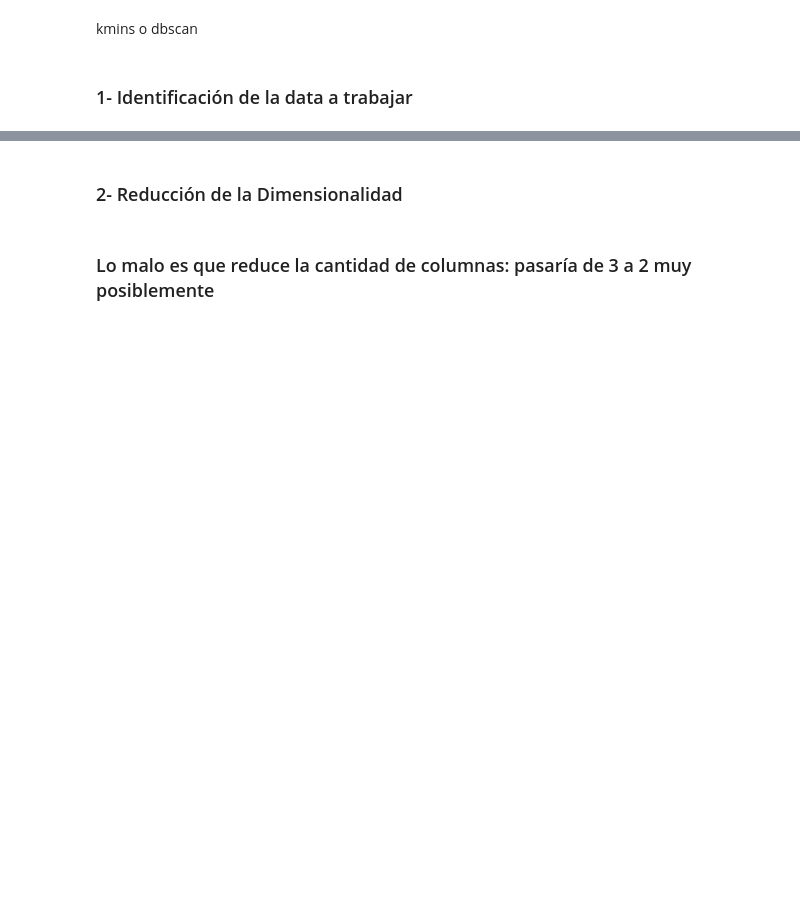
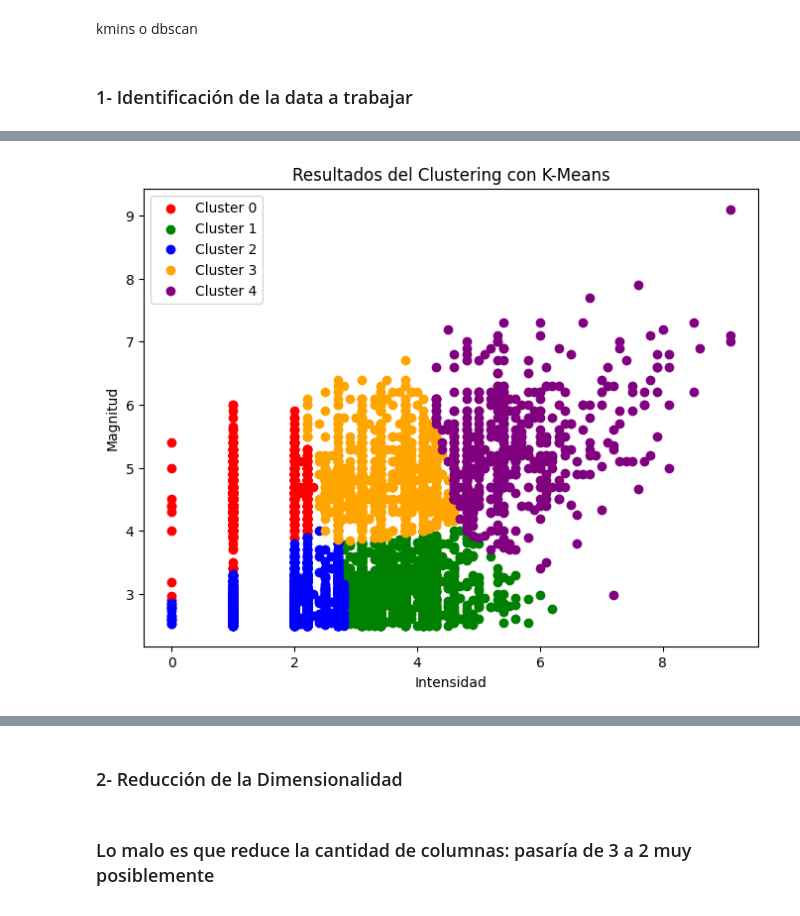
Before and after one commit to tinchoreco/PF-Alertas-Sismicas, a Jupyter notebook: notebooks/Machine_Learning/Machin_Learning.ipynb, the cells around one changed output, grey strips where cells are left out. Saved outputs shown, nothing was run; the diff lists cells and outputs as text; code cells hidden in the pictures; blank space fills up the shorter version.

```diff
--- a/notebooks/Machine_Learning/Machin_Learning.ipynb
+++ b/notebooks/Machine_Learning/Machin_Learning.ipynb
@@ -361,0 +462,9 @@ kmins o dbscan
+# %%
+
+# Asigna las etiquetas de los clústeres a cada instancia en el dataframe utilizando "loc"
+pd.options.mode.chained_assignment = None
+df_MAc_Ler.loc[:, 'cluster_label'] = kmeans.labels_.reshape(-1, 1)
+
+# Muestra el dataframe con las etiquetas de clúster asignadas
+print(df_MAc_Ler)
+df_MAc_Ler.to_csv("data.csv")
@@ -361,0 +524,30 @@ kmins o dbscan
+# %%
+# Gráfica de CLÚSTERES
+import matplotlib.pyplot as plt
+
+# Variables que deseas visualizar en el diagrama de dispersión
+x_variable = 'Intensidad'
+y_variable = 'Magnitud'
+
+# Colores para cada clúster
+#colors = ['red', 'green', 'blue', 'orange' ]
+colors = ['red', 'green', 'blue', 'orange', 'purple', "black" ]
+
+# Crear el gráfico de dispersión
+plt.figure(figsize=(8, 6))
+for cluster_label in range(k):
+    cluster_data = df_MAc_Ler[df_MAc_Ler['cluster_label'] == cluster_label]
+    plt.scatter(cluster_data[x_variable], cluster_data[y_variable], color=colors[cluster_label], label=f'Cluster {cluster_label}')
+
+# Configurar el título y las etiquetas de los ejes
+plt.title('Resultados del Clustering con K-Means')
+plt.xlabel(x_variable)
+plt.ylabel(y_variable)
+
+# Mostrar la leyenda
+plt.legend()
+
+# Mostrar el gráfico
+plt.show()
+# %% [output]
+[figure, added]
```
Also changed, not shown: parts of 20 cells of this notebook, 1 other file.
